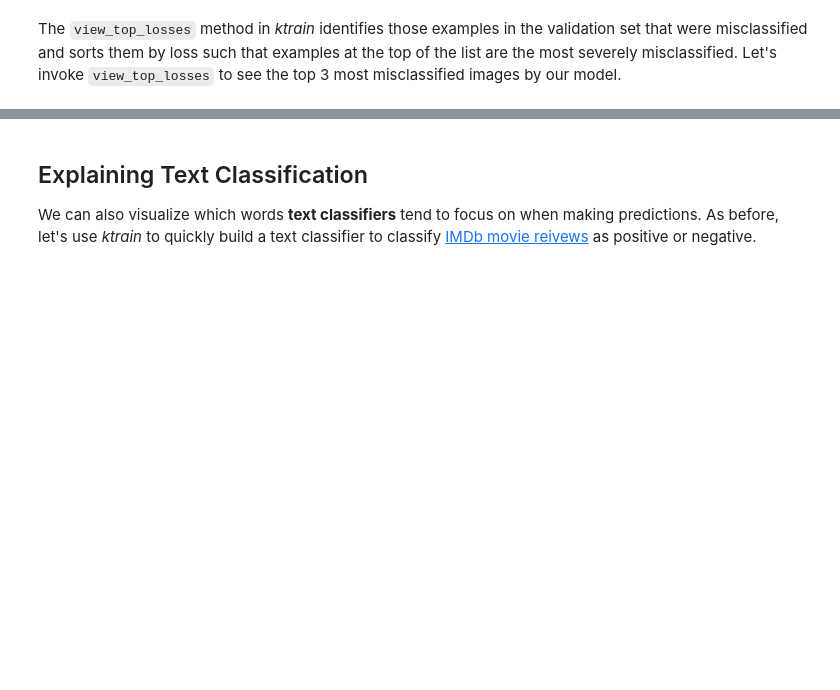
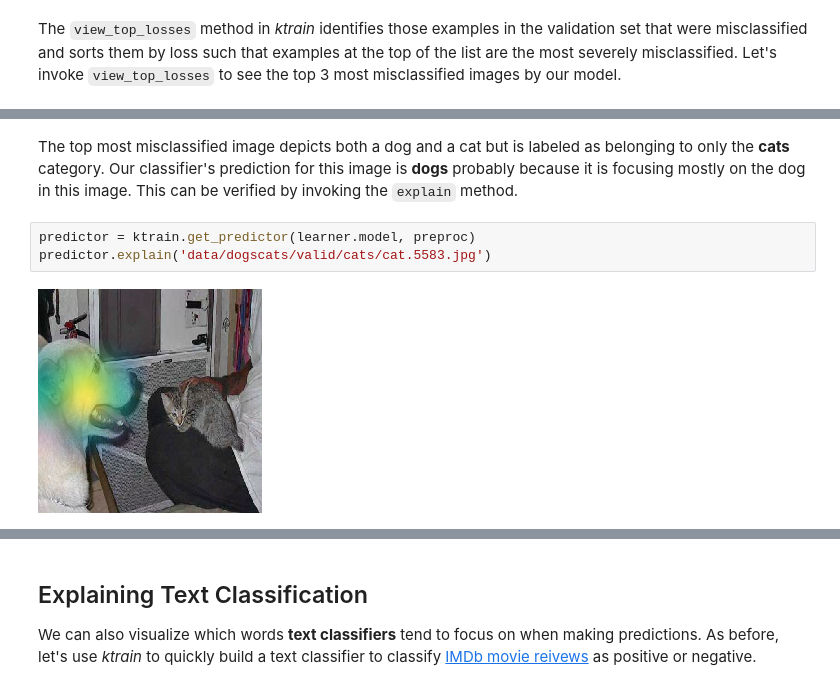
Before and after one commit to amaiya/ktrain, a Jupyter notebook: tutorial-05-explaining-predictions.ipynb, the cells around one changed output, grey strips where cells are left out. Cells and saved outputs as stored; diff of their text form; blank space fills up the shorter version.

```diff
--- a/tutorial-05-explaining-predictions.ipynb
+++ b/tutorial-05-explaining-predictions.ipynb
@@ -66,0 +65,7 @@ learner.view_top_losses(n=3, preproc=preproc)
+# %% [markdown]
+The top most misclassified image depicts both a dog and a cat but is labeled as belonging to only the **cats** category.  Our classifier's prediction for this image is **dogs** probably because it is focusing mostly on the dog in this image.  This can be verified by invoking the `explain` method.
+# %%
+predictor = ktrain.get_predictor(learner.model, preproc)
+predictor.explain('data/dogscats/valid/cats/cat.5583.jpg')
+# %% [output]
+[figure, added]
```
Also changed, not shown: parts of 13 cells of this notebook, 1 other file.
